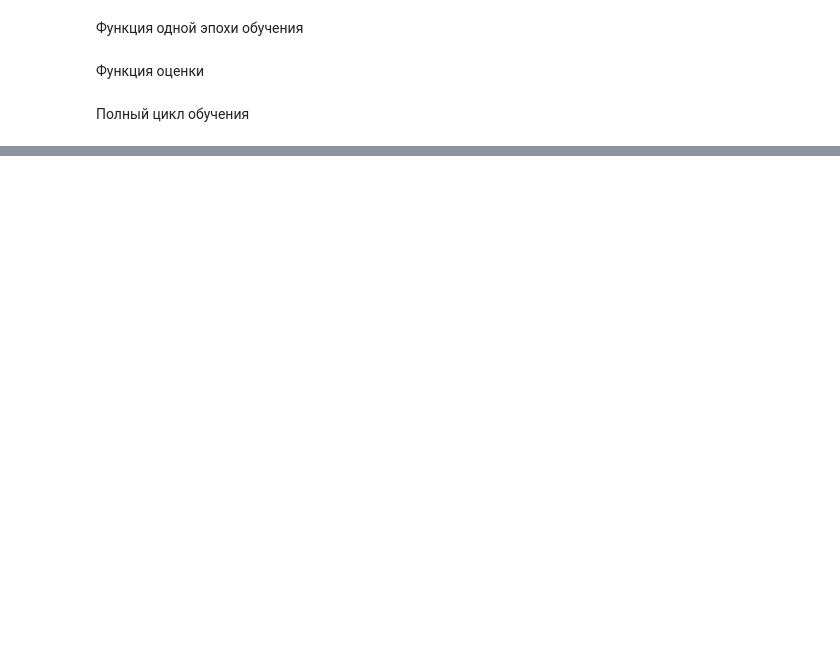
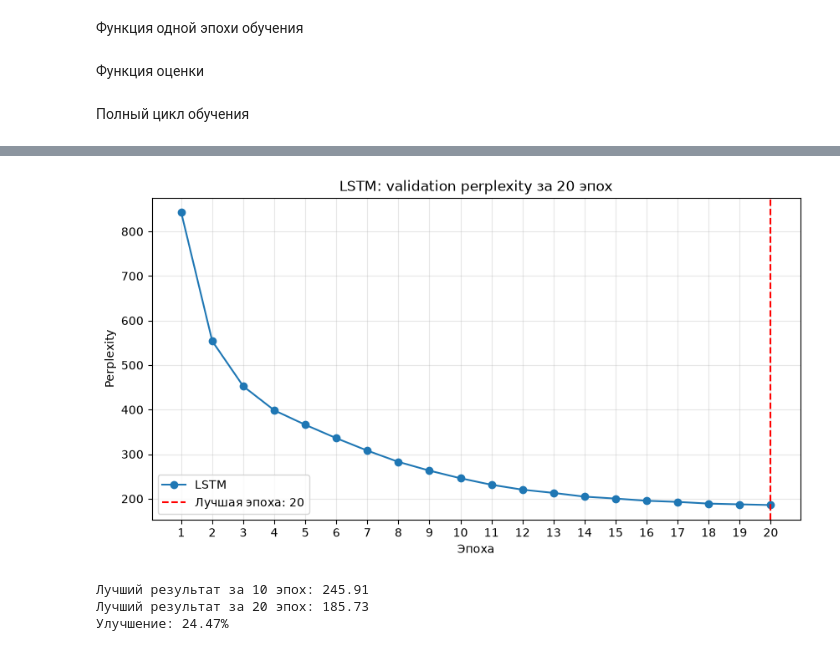
Before and after one commit to Tuinf1/03_ltsm_text_auto-completion-1_project-, a Jupyter notebook: 01_work_test.ipynb, the cells around one changed output, grey strips where cells are left out. Saved outputs shown, nothing was run; the diff lists cells and outputs as text; code cells hidden in the pictures; blank space fills up the shorter version.

```diff
--- a/01_work_test.ipynb
+++ b/01_work_test.ipynb
@@ -1491,0 +2712,67 @@ def fit_model(
+# %%
+best_lstm_epoch_20 = int(
+    lstm_history_20.loc[
+        lstm_history_20[
+            "validation_perplexity"
+        ].idxmin(),
+        "epoch",
+    ]
+)
+
+best_lstm_val_ppl_20 = lstm_history_20[
+    "validation_perplexity"
+].min()
+
+plt.figure(figsize=(10, 5))
+
+plt.plot(
+    lstm_history_20["epoch"],
+    lstm_history_20["validation_perplexity"],
+    marker="o",
+    label="LSTM",
+)
+
+plt.axvline(
+    best_lstm_epoch_20,
+    color="red",
+    linestyle="--",
+    label=f"Лучшая эпоха: {best_lstm_epoch_20}",
+)
+
+plt.title("LSTM: validation perplexity за 20 эпох")
+plt.xlabel("Эпоха")
+plt.ylabel("Perplexity")
+plt.xticks(lstm_history_20["epoch"])
+plt.grid(alpha=0.3)
+plt.legend()
+plt.show()
+
+lstm_ppl_10 = lstm_history[
+    "validation_perplexity"
+].min()
+
+improvement_percent = (
+    (lstm_ppl_10 - best_lstm_val_ppl_20)
+    / lstm_ppl_10
+    * 100
+)
+
+print(
+    f"Лучший результат за 10 эпох: "
+    f"{lstm_ppl_10:.2f}"
+)
+
+print(
+    f"Лучший результат за 20 эпох: "
+    f"{best_lstm_val_ppl_20:.2f}"
+)
+
+print(
+    f"Улучшение: "
+    f"{improvement_percent:.2f}%"
+)
+# %% [output]
+[figure, added]
+Лучший результат за 10 эпох: 245.91
+Лучший результат за 20 эпох: 185.73
+Улучшение: 24.47%
```
Also changed, not shown: parts of 84 cells of this notebook, 4 other files.
